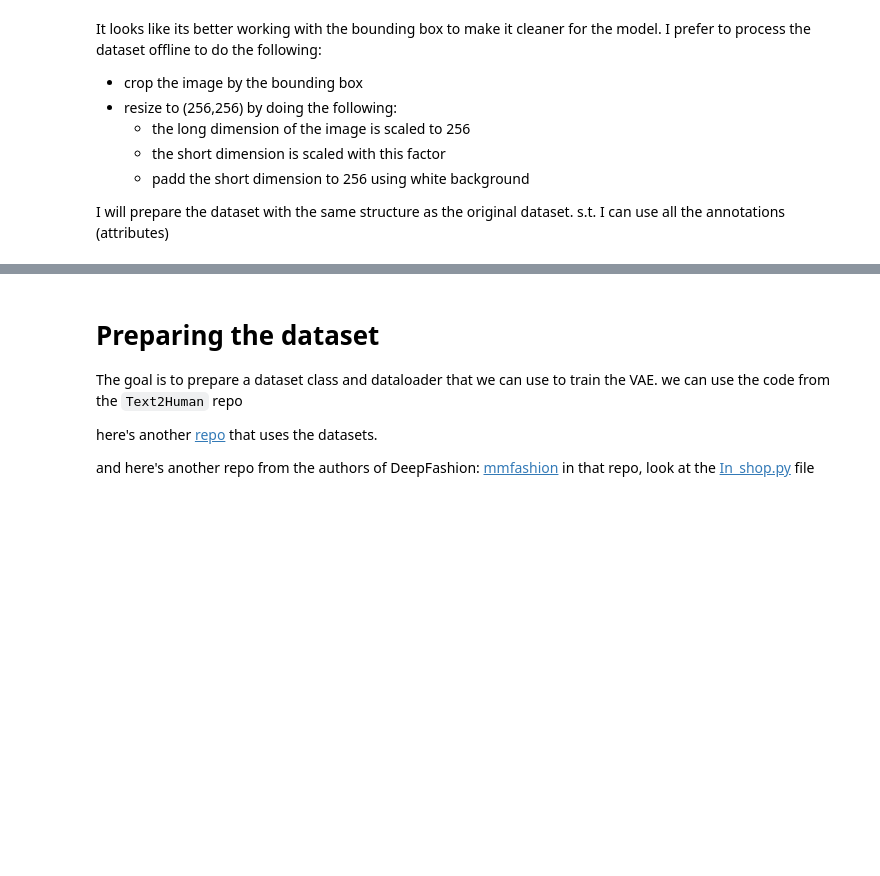
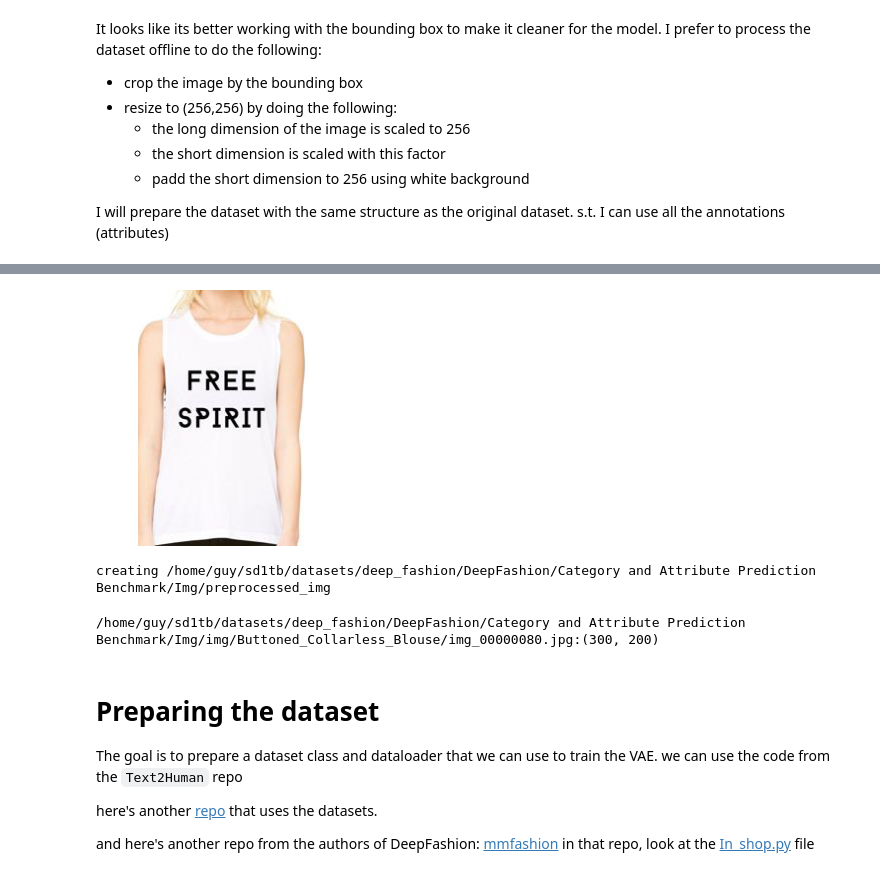
Before and after one commit to guyk1971/PyTorch-VAE, a Jupyter notebook: datasets/deep_fashion.ipynb, the cells around one changed output, grey strips where cells are left out. Cells and saved outputs as stored; diff of their text form; code cells hidden in the pictures; blank space fills up the shorter version.

```diff
--- a/datasets/deep_fashion.ipynb
+++ b/datasets/deep_fashion.ipynb
@@ -637,14 +514,14 @@ import cv2
 def show_img_bbox(imgname):
     img=Image.open(imgname)
     img = np.array(img)
-    bb = bbox[imgname.split('Img/')[1]]
+    bb = bbox.loc[imgname.split('Img/')[1]]
     img = cv2.rectangle(img,tuple(bb[:2]),tuple(bb[2:]),(255,0,0),2)
     return Image.fromarray(img)
 
 def crop_img_bbox(imgname,size=256,value=(255,255,255)):
     img=Image.open(imgname)
     img = np.array(img)
-    x1,y1,x2,y2 = bbox[imgname.split('Img/')[1]] # x1 y1 x2 y2
+    x1,y1,x2,y2 = bbox.loc[imgname.split('Img/')[1]] # x1 y1 x2 y2
     w=x2-x1
     h=y2-y1
     rsz = size/h if h>w else size/w
@@ -684,5 +555,0 @@ I will prepare the dataset with the same structure as the original dataset. s.t.
-# %%
-dataset_path = '/data/users/gkoren2/datasets/DeepFashion/In-shop-Clothes-Retrieval' # gpu15
-# dataset_path = '/home/guy/sd1tb/datasets/deep_fashion/DeepFashion' # guy-x
-benchmarks = [os.path.basename(bm) for bm in Glob(dataset_path+'/*') if os.path.isdir(bm)]
-benchmarks
@@ -689,3 +558,5 @@ benchmarks
 # %%
-img_fn=[i for i in Glob(f'{dataset_path}/{benchmarks[0]}/Img/**/*.jpg',recursive=True)] #  if 'side' in i]
-len(img_fn)
+# read images
+img_fn=[i for i in Glob(f'{dataset_path}/Img/img/**/*.jpg',recursive=True)] #  if 'side' in i]
+print(f'found {len(img_fn)} images, printing first 5:')
+img_fn[:5]
@@ -723,0 +570,5 @@ OK, lets start with the `In-Shop-Clothes-Retreival-Benchmark` dataset and try to
+# %%
+# reading the bounding boxes
+bbox_path = os.path.join(dataset_path,'Anno_coarse','list_bbox.txt')
+bbox_df=catp_read_bbox_to_df(bbox_path)
+bbox_df.head()
@@ -723,0 +582,36 @@ OK, lets start with the `In-Shop-Clothes-Retreival-Benchmark` dataset and try to
+# %%
+# test before batch processing
+imgname=img_fn[15]
+img=crop_img_bbox(imgname,bbox_df.loc[imgname.split('Img/')[1]])
+# img=crop_img_bbox(imgname,None)
+img
+# %% [output]
+[figure, added]
+# %%
+# create dst folder
+dst_folder = os.path.join(dataset_path,'Img','preprocessed_img')
+print(f'creating {dst_folder}')
+os.makedirs(dst_folder)
+
+# go over all images in the dataset and preprocess using the crop_img_bbox
+n_missing_boxes=0
+for img in tqdm(img_fn):
+    dst_img_fn = img.split('Img/')[0]+'Img/preprocessed_'+img.split('Img/')[1]
+    dst_img_folder = os.path.dirname(dst_img_fn)
+    if not os.path.isdir(dst_img_folder):
+        os.makedirs(dst_img_folder)
+    try:
+        bbox = bbox_df.loc[img.split('Img/')[1]]
+    except KeyError:
+        n_missing_boxes += 1
+        print(f'{img}:{np.array(Image.open(img)).shape}')
+#         bbox=None
+        continue
+    dst_img = crop_img_bbox(img,bbox)
+    dst_img.save(dst_img_fn)
+
+
+print(f'there are {n_missing_boxes} bboxes missing')
+# %% [output]
+creating /home/guy/sd1tb/datasets/deep_fashion/DeepFashion/Category and Attribute Prediction Benchmark/Img/preprocessed_img
+/home/guy/sd1tb/datasets/deep_fashion/DeepFashion/Category and Attribute Prediction Benchmark/Img/img/Buttoned_Collarless_Blouse/img_00000080.jpg:(300, 200)
```
Also changed, not shown: parts of 68 cells of this notebook, 2 other files.
